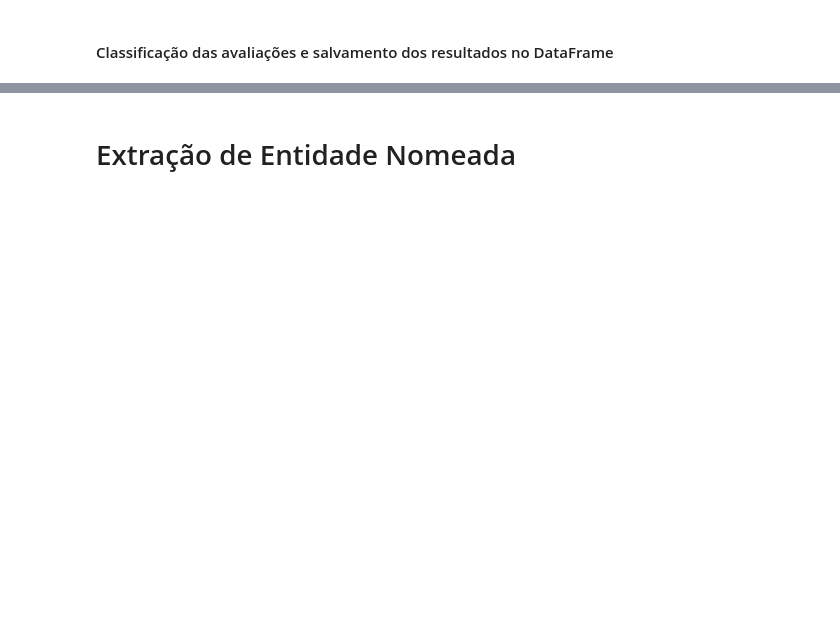
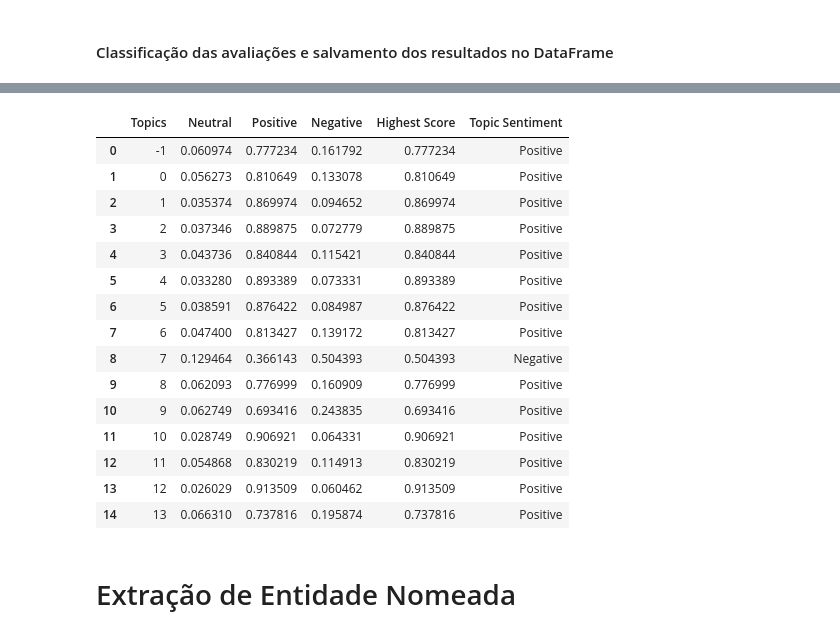
Before and after one commit to isabellalcarmo/Satisfaction-Analysis-Text-Mining, a Jupyter notebook: TripAdvisor/analysisGuacamole.ipynb, the cells around one changed output, grey strips where cells are left out. Drawn from its saved outputs; the diff is of its cells as text; code cells hidden in the pictures; blank space fills up the shorter version.

```diff
--- a/TripAdvisor/analysisGuacamole.ipynb
+++ b/TripAdvisor/analysisGuacamole.ipynb
@@ -219,0 +247,7 @@ sentiment_task("Eu sou feliz")
+# %%
+def extract_sentiment_scores(predictions, sentiment_label):
+    if isinstance(predictions, list) and predictions:
+        for item in predictions[0]:
+            if item['label'] == sentiment_label:
+                return item['score']
+    return 0
@@ -220,6 +257,5 @@ sentiment_task("Eu sou feliz")
 # %%
 %%time
 
-df_topics["Sentiment"] = df_topics["Review"].apply(lambda x: sentiment_task(x)[0]["label"])
-df_topics["Sentiment Score"] = df_topics["Review"].apply(lambda x: sentiment_task(x)[0]["score"])
+df_topics["Sentiments"] = df_topics["Review"].apply(lambda x: sentiment_task(x))
 # %% [output]
@@ -228,3 +264,9 @@ Wall time: 4min 52s
+# %%
+df_topics["Positive"] = df_topics["Sentiments"].apply(lambda x: extract_sentiment_scores(x, 'positive'))
+df_topics["Neutral"] = df_topics["Sentiments"].apply(lambda x: extract_sentiment_scores(x, 'neutral'))
+df_topics["Negative"] = df_topics["Sentiments"].apply(lambda x: extract_sentiment_scores(x, 'negative'))
+
+df_topics = df_topics.drop(columns=["Sentiments"])
 # %%
 df_topics.head()
 # %% [output]
@@ -267,0 +283,4 @@ df_topics_avg_sentiment.head(10)
+# %%
+df_topic_sentiment = df_topics.groupby('Topics').agg({'Neutral': 'mean', 'Positive': 'mean', 'Negative': 'mean'})
+df_topic_sentiment = df_topic_sentiment.reset_index()
+df_topic_sentiment
@@ -267,0 +304,31 @@ df_topics_avg_sentiment.head(10)
+# %%
+score_cols = ['Neutral', 'Positive', 'Negative']
+df_topic_sentiment['Highest Score'] = df_topic_sentiment[score_cols].max(axis=1)
+
+def get_sentiment(row):
+    if row['Positive'] == row['Highest Score']:
+        return 'Positive'
+    elif row['Negative'] == row['Highest Score']:
+        return 'Negative'
+    else:
+        return 'Neutral'
+
+df_topic_sentiment['Topic Sentiment'] = df_topic_sentiment.apply(get_sentiment, axis=1)
+df_topic_sentiment
+# %% [output]
+|  | Topics | Neutral | Positive | Negative | Highest Score | Topic Sentiment |
+| 0 | -1 | 0.060974 | 0.777234 | 0.161792 | 0.777234 | Positive |
+| 1 | 0 | 0.056273 | 0.810649 | 0.133078 | 0.810649 | Positive |
+| 2 | 1 | 0.035374 | 0.869974 | 0.094652 | 0.869974 | Positive |
+| 3 | 2 | 0.037346 | 0.889875 | 0.072779 | 0.889875 | Positive |
+| 4 | 3 | 0.043736 | 0.840844 | 0.115421 | 0.840844 | Positive |
+| 5 | 4 | 0.033280 | 0.893389 | 0.073331 | 0.893389 | Positive |
+| 6 | 5 | 0.038591 | 0.876422 | 0.084987 | 0.876422 | Positive |
+| 7 | 6 | 0.047400 | 0.813427 | 0.139172 | 0.813427 | Positive |
+| 8 | 7 | 0.129464 | 0.366143 | 0.504393 | 0.504393 | Negative |
+| 9 | 8 | 0.062093 | 0.776999 | 0.160909 | 0.776999 | Positive |
+| 10 | 9 | 0.062749 | 0.693416 | 0.243835 | 0.693416 | Positive |
+| 11 | 10 | 0.028749 | 0.906921 | 0.064331 | 0.906921 | Positive |
+| 12 | 11 | 0.054868 | 0.830219 | 0.114913 | 0.830219 | Positive |
+| 13 | 12 | 0.026029 | 0.913509 | 0.060462 | 0.913509 | Positive |
+| 14 | 13 | 0.066310 | 0.737816 | 0.195874 | 0.737816 | Positive |
```
Also changed, not shown: parts of 35 cells of this notebook, 3 other files.
